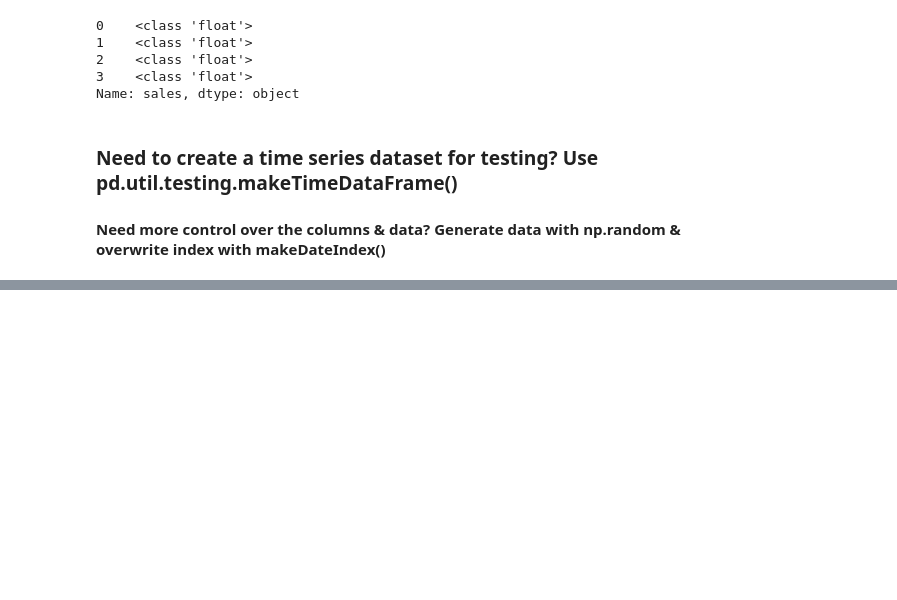
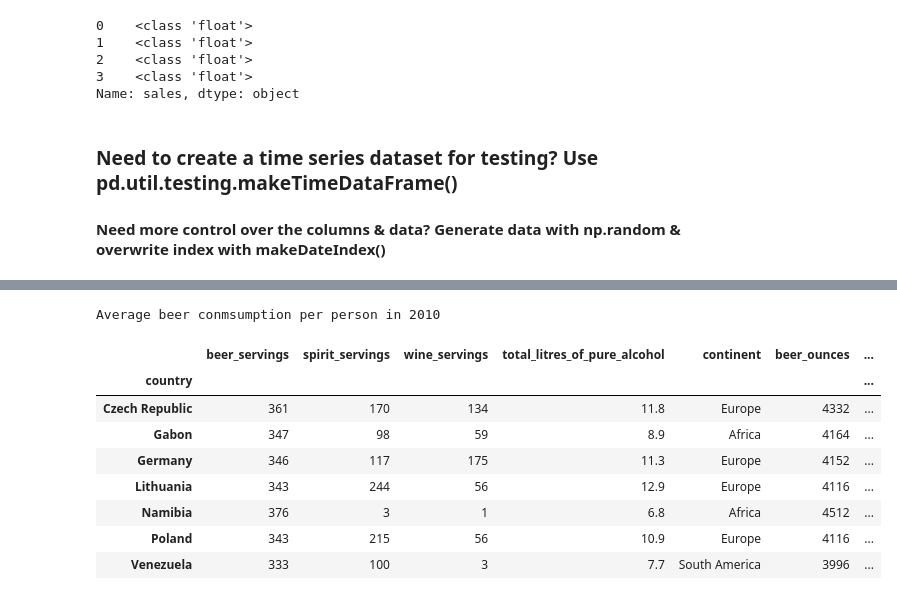
Before and after one commit to djangoprojectsdemo/DSE, a Jupyter notebook: pandas(dataschool100tricks).ipynb, the cells around one changed output, grey strips where cells are left out. Cells and saved outputs as stored; diff of their text form; code cells hidden in the pictures; blank space fills up the shorter version.

```diff
--- a/pandas(dataschool100tricks).ipynb
+++ b/pandas(dataschool100tricks).ipynb
@@ -377,0 +658,4 @@ df3
+# %%
+##step 2:read it into a Dataframe
+dtypes = pd.read_csv('drinks_dtypes.csv').set_index('col_name')
+dtypes
@@ -377,0 +671,4 @@ df3
+# %%
+##step 3:convert it to dicitonary
+dtypes_dict = dtypes['col_dtype'].to_dict()
+dtypes_dict
@@ -377,0 +682,4 @@ df3
+# %%
+##step 4: Use the dictinary to sepicify the dtypes
+drinks = pd.read_csv('http://bit.ly/drinksbycountry',dtype=dtypes_dict)
+drinks.dtypes
@@ -377,0 +1189,3 @@ df3
+# %%
+df15 =drinks.set_index('country')
+df15
@@ -377,0 +1201,17 @@ df3
+# %%
+(df15.assign(continent =df15['continent'].str.title(),
+             beer_ounces = df15['beer_servings'] * 12,
+             beer_gallons = lambda df15:df15['beer_ounces']/128)
+     .query('beer_gallons>30')
+     .style.set_caption('Average beer conmsumption per person in 2010'))
+# %% [output]
+Average beer conmsumption per person in 2010
+|  | beer_servings | spirit_servings | wine_servings | total_litres_of_pure_alcohol | continent | beer_ounces | ... |
+| country |  |  |  |  |  |  | ... |
+| Czech Republic | 361 | 170 | 134 | 11.8 | Europe | 4332 | ... |
+| Gabon | 347 | 98 | 59 | 8.9 | Africa | 4164 | ... |
+| Germany | 346 | 117 | 175 | 11.3 | Europe | 4152 | ... |
+| Lithuania | 343 | 244 | 56 | 12.9 | Europe | 4116 | ... |
+| Namibia | 376 | 3 | 1 | 6.8 | Africa | 4512 | ... |
+| Poland | 343 | 215 | 56 | 10.9 | Europe | 4116 | ... |
+| Venezuela | 333 | 100 | 3 | 7.7 | South America | 3996 | ... |
```
Also changed, not shown: parts of 172 cells of this notebook, 18 other files.
